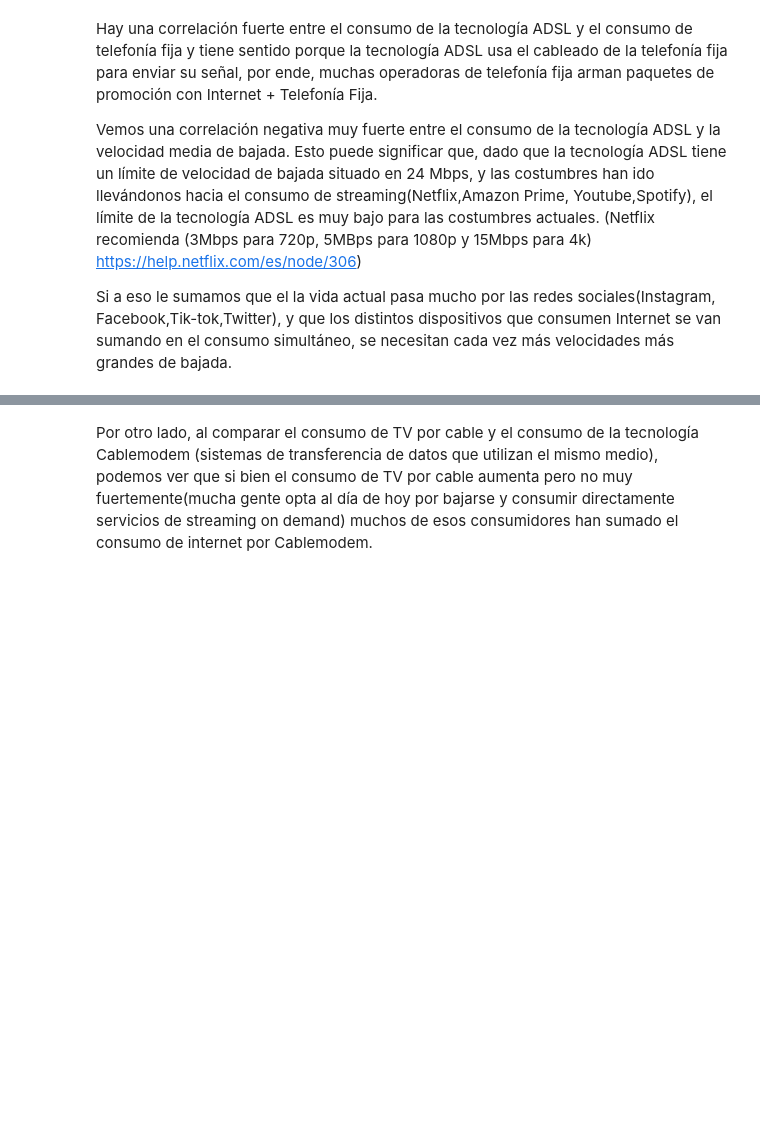
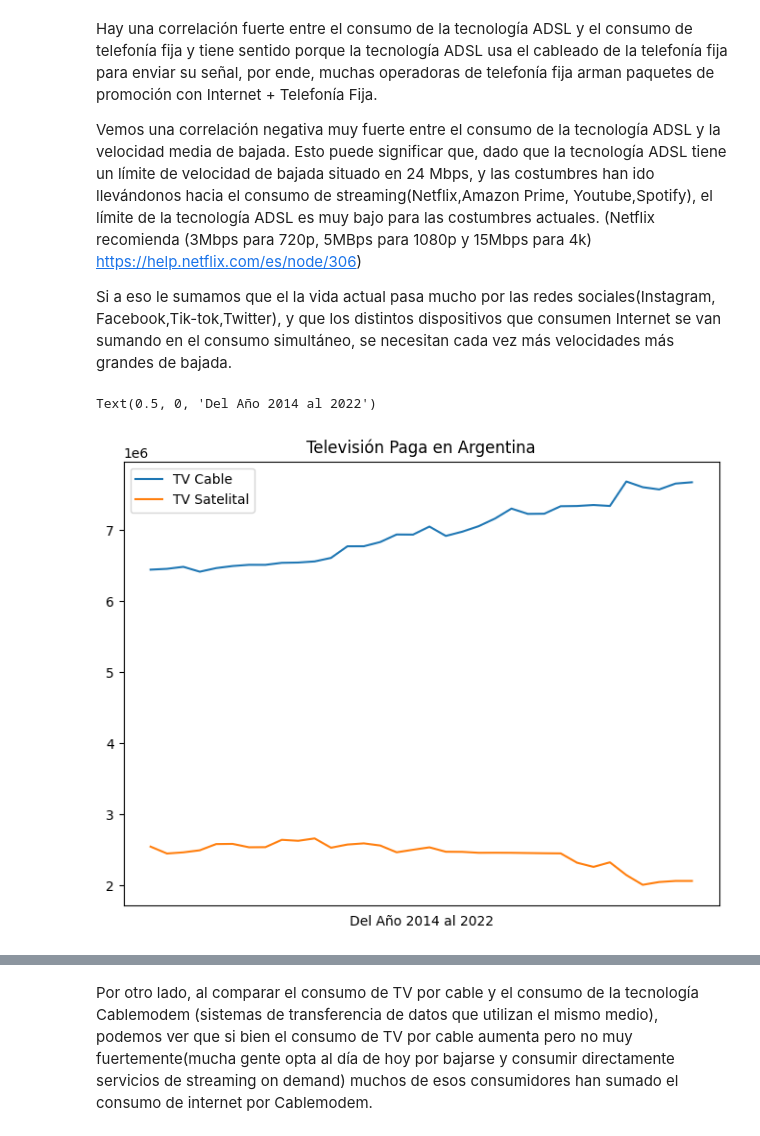
Before and after one commit to bigtimingme/DataAnalysis_DS09, a Jupyter notebook: EDA.ipynb, the cells around one changed output, grey strips where cells are left out. Saved outputs shown, nothing was run; the diff lists cells and outputs as text; code cells hidden in the pictures; blank space fills up the shorter version.

```diff
--- a/EDA.ipynb
+++ b/EDA.ipynb
@@ -219,3 +231,15 @@ Vemos una correlación negativa muy fuerte entre el consumo de la tecnología AD
 (Netflix recomienda (3Mbps para 720p, 5MBps para 1080p y 15Mbps para 4k) https://help.netflix.com/es/node/306)
 
 Si a eso le sumamos que el la vida actual pasa mucho por las redes sociales(Instagram, Facebook,Tik-tok,Twitter), y que los distintos dispositivos que consumen Internet se van sumando en el consumo simultáneo, se necesitan cada vez más velocidades más grandes de bajada.
+# %%
+# Visualizamos la evolución del consumo de TV por Suscripción y el consumo de Cablemodem a nivel nacional.
+plt.figure(figsize=(8,6))
+plt.plot(television_paga_rev['Accesos TV por suscripción'],label='TV Cable')
+plt.plot(television_paga_rev['Accesos TV satelital'],label='TV Satelital')
+plt.legend()
+plt.xticks([])
+plt.title('Televisión Paga en Argentina')
+plt.xlabel('Del Año 2014 al 2022')
+# %% [output]
+Text(0.5, 0, 'Del Año 2014 al 2022')
+[figure, added]
```
Also changed, not shown: parts of 19 cells of this notebook, 22 other files.
